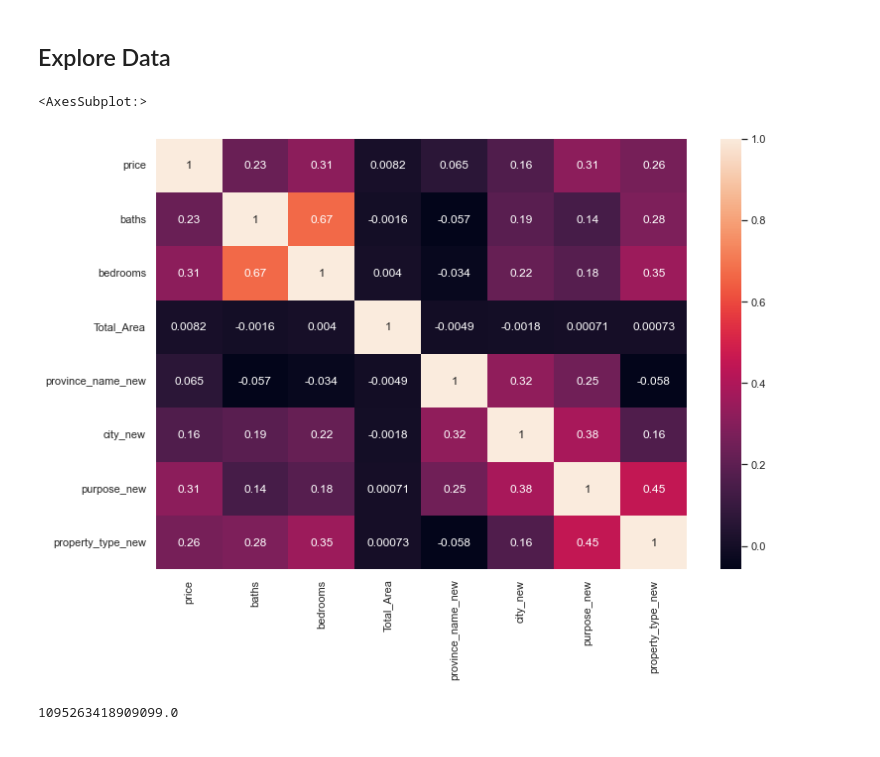
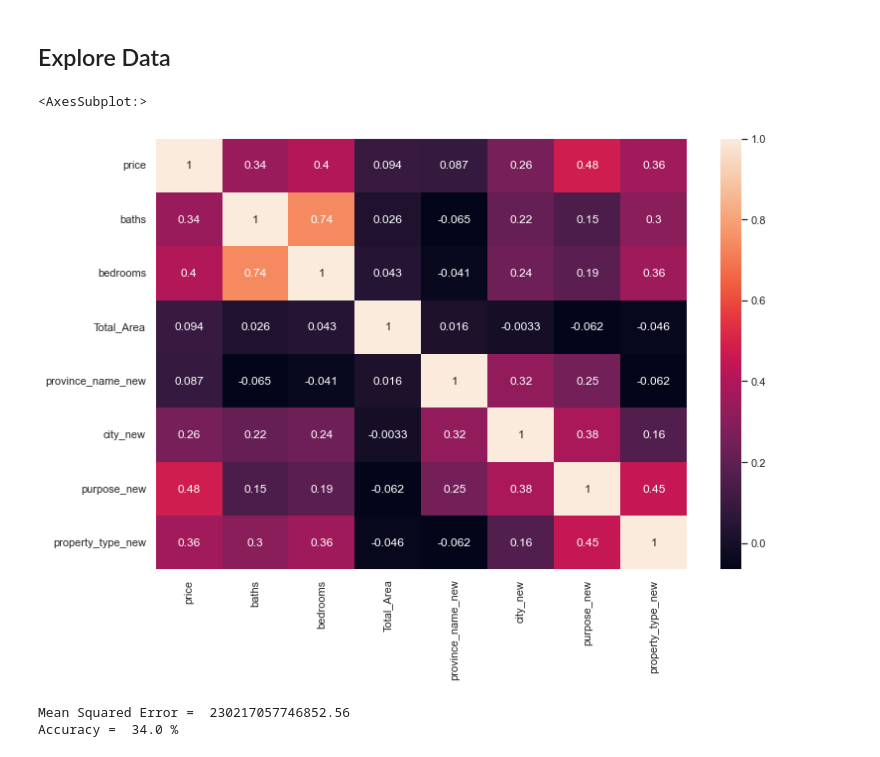
Before and after one commit to adikusuma14/House-Prediction-Pakistan, a Jupyter notebook: notebook.ipynb, the cells around one changed output. Cells and saved outputs as stored; diff of their text form; code cells hidden in the pictures.

```diff
--- a/notebook.ipynb
+++ b/notebook.ipynb
@@ -92,16 +92,16 @@ data_clean = data_clean[(
 # %% [markdown]
 <h3>Encode Province Name</h3>
 # %%
-data['province_name'].value_counts()
+data_clean['province_name'].value_counts()
 ordinal_map = {'Islamabad Capital':1,
                'Punjab':2,
                'Sindh':3
 
 }
 
-data['province_name_new'] = data.province_name.map(ordinal_map)
-data=data.drop(['province_name'],axis=1)
-data.head()
+data_clean['province_name_new'] = data_clean.province_name.map(ordinal_map)
+data_clean=data_clean.drop(['province_name'],axis=1)
+data_clean.head()
 # %% [output]
 |  | property_type | price | city | baths | purpose | bedrooms | Total_Area | province_name_new |
 | 0 | Flat | 10000000 | Islamabad | 2 | For Sale | 2 | 1089.004 | 1 |
@@ -120,9 +120,9 @@ ordinal_map = {'Faisalabad':1,
 
 }
 
-data['city_new'] = data.city.map(ordinal_map)
-data=data.drop(['city'], axis=1)
-data.head()
+data_clean['city_new'] = data_clean.city.map(ordinal_map)
+data_clean=data_clean.drop(['city'], axis=1)
+data_clean.head()
 # %% [output]
 |  | property_type | price | baths | purpose | bedrooms | Total_Area | province_name_new | city_new |
 | 0 | Flat | 10000000 | 2 | For Sale | 2 | 1089.004 | 1 | 3 |
@@ -138,9 +138,9 @@ ordinal_map = {'For Rent':1,
 
 }
 
-data['purpose_new'] = data.purpose.map(ordinal_map)
-data=data.drop(['purpose'],axis=1)
-data.head()
+data_clean['purpose_new'] = data_clean.purpose.map(ordinal_map)
+data_clean=data_clean.drop(['purpose'],axis=1)
+data_clean.head()
 # %% [output]
 |  | property_type | price | baths | bedrooms | Total_Area | province_name_new | city_new | purpose_new |
 | 0 | Flat | 10000000 | 2 | 2 | 1089.004 | 1 | 3 | 2 |
@@ -161,9 +161,9 @@ ordinal_map = {'Room':1,
 
 }
 
-data['property_type_new'] = data.property_type.map(ordinal_map)
-data=data.drop(['property_type'],axis=1)
-data.head()
+data_clean['property_type_new'] = data_clean.property_type.map(ordinal_map)
+data_clean=data_clean.drop(['property_type'],axis=1)
+data_clean.head()
 # %% [output]
 |  | price | baths | bedrooms | Total_Area | province_name_new | city_new | purpose_new | property_type_new |
 | 0 | 10000000 | 2 | 2 | 1089.004 | 1 | 3 | 2 | 4 |
@@ -175,8 +175,8 @@ data.head()
 <h2>Explore Data</h2>
 # %%
 sns.set(rc = {'figure.figsize':(12,8)})
-sns.heatmap(data.corr(), annot=True, )
+sns.heatmap(data_clean.corr(), annot=True, )
 # %% [output]
 <AxesSubplot:>
-[figure, old version]
+[figure, new version]
 # %%
@@ -190,4 +190,6 @@ y_pred = ridge.predict(X_test)
-# %%
-mean_squared_error(y_test, y_pred)
-# %% [output]
-1095263418909099.0
+# %%
+print("Mean Squared Error = ",mean_squared_error(y_test, y_pred))
+print("Accuracy = ",round(lin.score(X_test, y_test)*100, 0), "%")
+# %% [output]
+Mean Squared Error =  230217057746852.56
+Accuracy =  34.0 %
```
Also changed, not shown: parts of 3 cells of this notebook.
